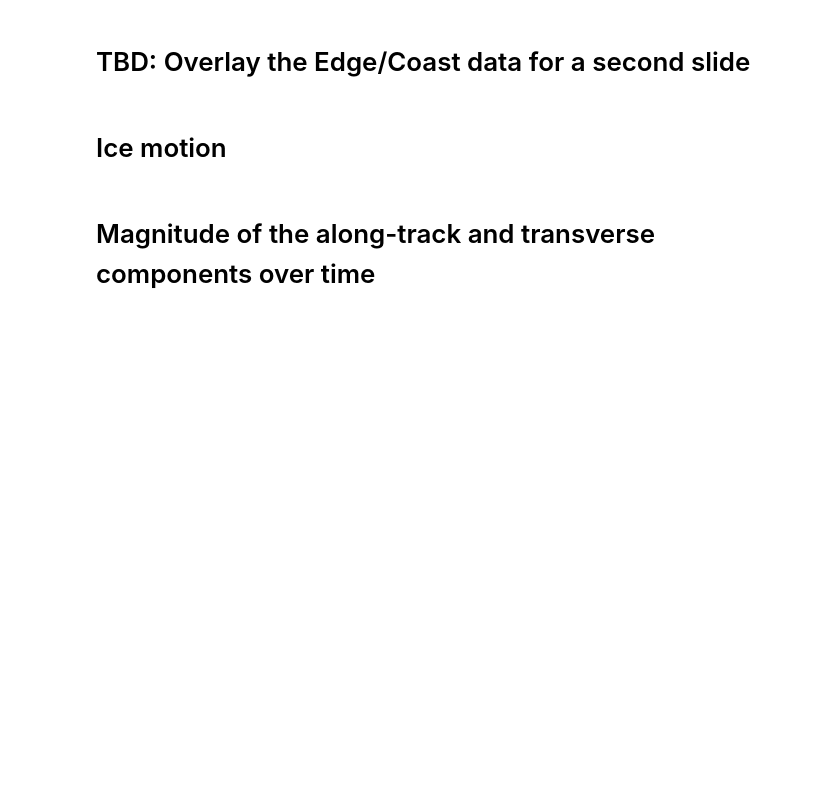
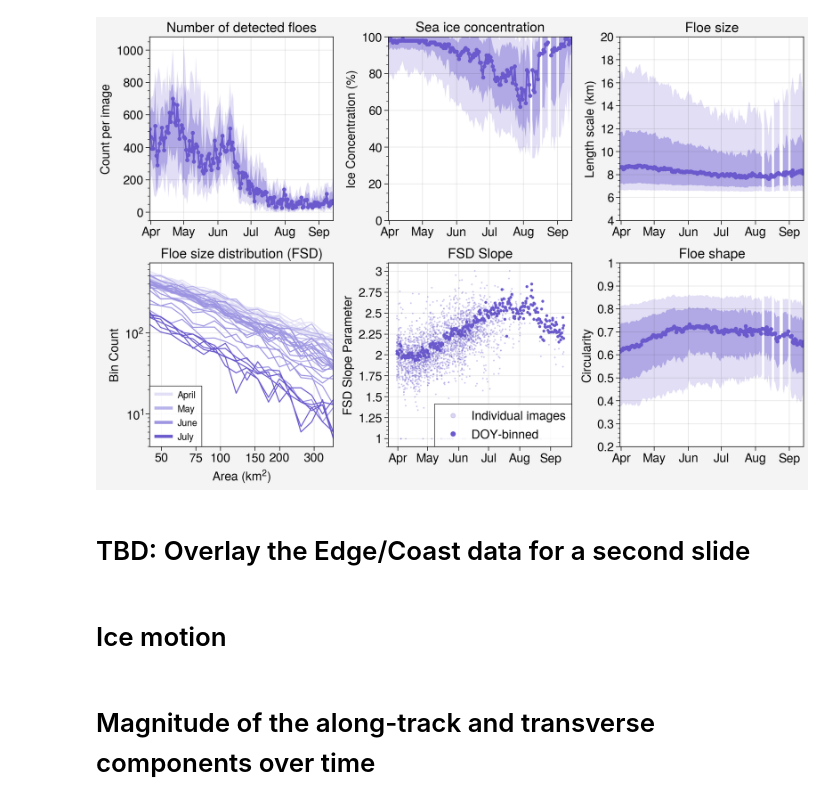
Before and after one commit to danielmwatkins/miz_scales_of_motion, a Jupyter notebook: notebooks/ocean_sciences_visualizations.ipynb, the cells around one changed output. Saved outputs shown, nothing was run; the diff lists cells and outputs as text; code cells hidden in the pictures; blank space fills up the shorter version.

```diff
--- a/notebooks/ocean_sciences_visualizations.ipynb
+++ b/notebooks/ocean_sciences_visualizations.ipynb
@@ -43,6 +43,7 @@ dr_doy = results.groupby('month').mean()['doy']
 # Consider adding the sea ice extent as an overlay to the ice concentration
 count_range = df.groupby(['year', 'doy']).count().pivot_table(
                 index='year', columns='doy', values='area').quantile(
-                    [0.1, 0.25, 0.5, 0.75, 0.9], axis=0)
-smoothed_count_range.columns = ['p10', 'p25', 'med', 'p75', 'p90']
+                    [0.1, 0.25, 0.5, 0.75, 0.9], axis=0).T
+count_range.columns = ['p10', 'p25', 'med', 'p75', 'p90']
+count_range
 # %% [output]
@@ -73,11 +87,11 @@ idx = idx & df.final_classification
 # Plot floe count
 # 'circularity', 'band_1_reflectance',
 ax = axs[0]
-ax.plot(smoothed_count_range['med'],
-            fadedata=[smoothed_count_range['p90'],
-                      smoothed_count_range['p10']],
-            shadedata=[smoothed_count_range['p75'],
-                      smoothed_count_range['p25']],
+ax.plot(count_range['med'],
+            fadedata=[count_range['p90'],
+                      count_range['p10']],
+            shadedata=[count_range['p75'],
+                      count_range['p25']],
             marker='.', color='slateblue')
 ax.format(ylabel='Floe Count',
           xlocator=dr.dayofyear,
@@ -134,34 +148,38 @@ ax.legend(h, ['April', 'May', 'June', 'July'], ncols=1, loc='ll')
 
 ax = axs[4]
 n_threshold = 1 # check what this one is doing -- is it just to see if the month has anything in it?
 month_threshold = 300
 var = 'alpha_tpl'
 time_idx = (results.month != 3) & (results.month <= 9)
-df_pivot = results.loc[time_idx & (results.n > n_threshold)].pivot_table(index='date', values=variable, columns='month')
+df_pivot = results.loc[time_idx & (results.n > n_threshold)].pivot_table(
+    index='date', values=var, columns='month')
+df_pivot = df_pivot.rolling(15, center=True, min_periods=0).median()
 month_counts = df_pivot.notnull().sum()
 month_idx = [m for m in month_counts.index if month_counts[m] > month_threshold]
 _ = ax.scatter(results.loc[results.n > n_threshold].date.dt.dayofyear,
                results.loc[results.n > n_threshold, var],
                marker='o', ms=1, zorder=0,
                label='Individual images', color='slateblue', alpha=0.25)
 _ = ax.scatter(results_alt.doy, results_alt[var],
                marker='o', ms=5, zorder=0,
                color='slateblue', label='DOY-binned')
 ax.legend(loc='lr', ncols=1, ms=20, fontsize=12)
 ax.format(title='FSD Slope Parameter', ylabel='Truncated Power Law $\\alpha$',
          xlocator=dr.dayofyear, xformatter=[d.strftime('%b') for d in dr],
          xlabel='', fontsize=12, ylim=ylims[var])
 
 axs[0].format(ylabel='Count per image', title='Number of detected floes')
 axs[1].format(ylabel='Ice Concentration (%)', title='Sea ice concentration')
 axs[2].format(ylabel='Length scale (km)', title='Floe size')
 axs[5].format(ylabel='Circularity', title='Floe shape')
 axs[4].format(ylabel='FSD Slope Parameter', title='FSD Slope')
 
 # axs[1].format(ylabel='Circularity', title='Floe Shape')
 # axs[2].format(ylabel='Band 1 Reflectance', title='Floe Reflectance')
 fig.save('../figures/presentations/floe_properties_osm.png', dpi=300)
 fig.save('../figures/presentations/floe_properties_osm.pdf', dpi=300)
+# %% [output]
+[figure, added]
 # %% [markdown]
 # TBD: Overlay the Edge/Coast data for a second slide
 # %% [markdown]
```
Also changed, not shown: parts of 16 cells of this notebook, 1 other file.
